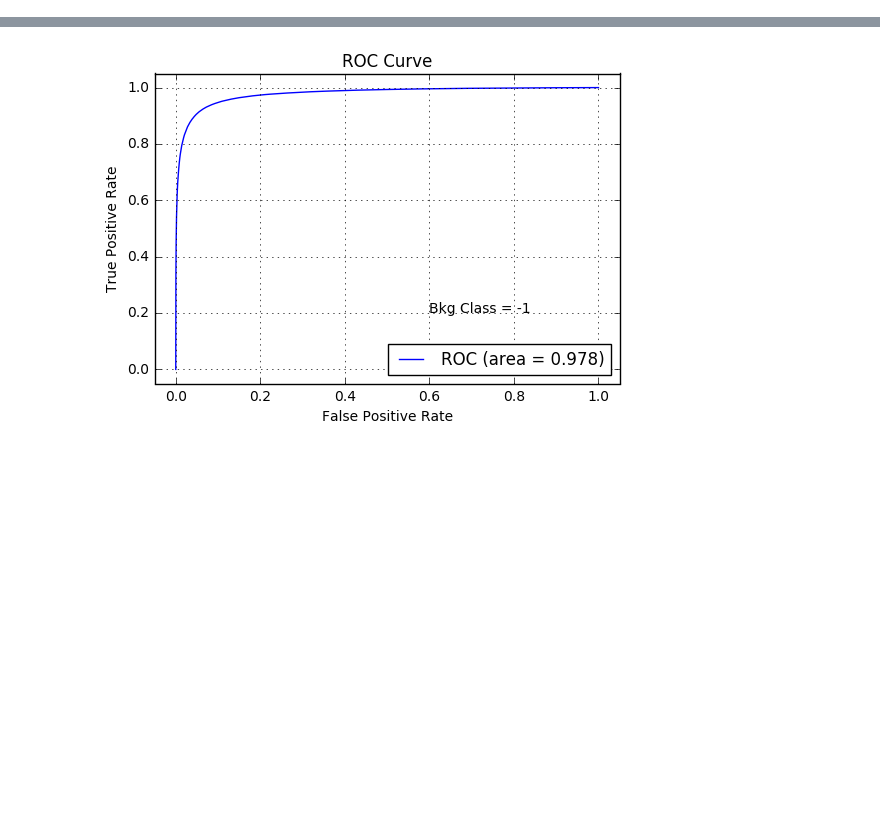
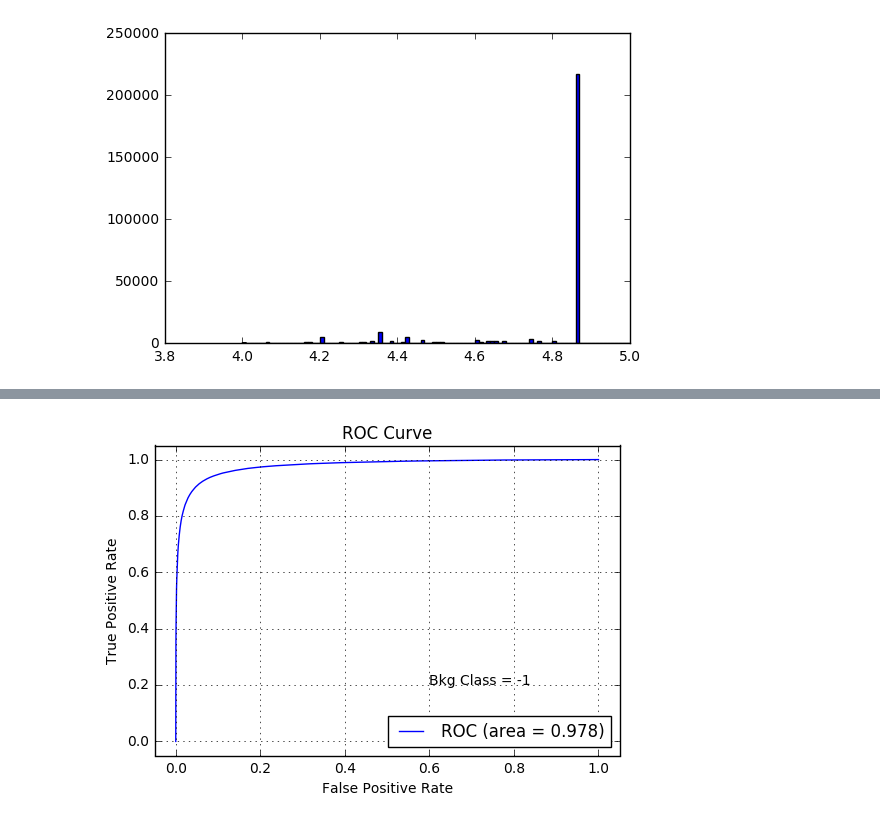
Before and after one commit to chernyavskaya/HHbbgg_ETH, a Jupyter notebook: Training/notebooks/studies/classification.ipynb, the cells around one changed output, grey strips where cells are left out. Saved outputs shown, nothing was run; the diff lists cells and outputs as text; code cells hidden in the pictures; blank space fills up the shorter version.

```diff
--- a/Training/notebooks/studies/classification.ipynb
+++ b/Training/notebooks/studies/classification.ipynb
@@ -120,0 +133,18 @@ Training is done. It took 292.210858107 seconds.
+# %%
+Y_pred_test_sig = clf.predict_proba(X_total_test[y_total_test > 0])[:,clf.n_classes_-1]
+Y_pred_test_bkg = clf.predict_proba(X_total_test[y_total_test < 0])[:,clf.n_classes_-1]
+# %%
+plt.hist(Y_pred_test_sig,bins=100,range=[4,5.])
+plt.show()
+#plt.hist(Y_pred_bkg,bins=50)
+#plt.show()
+#plt.hist(X_total_train[y_total_train > 0][Y_pred_sig>4.862871][:,1],bins=100)
+#plt.show()
+#plt.hist(X_total_train[y_total_train < 0][Y_pred_bkg>4.862871][:,1],bins=100)
+#plt.show()
+#plt.hist(X_total_train[y_total_train > 0][Y_pred_sig>4.862871][:,0],bins=100)
+#plt.show()
+#plt.hist(X_total_train[y_total_train < 0][Y_pred_bkg>4.862871][:,0],bins=100)
+#plt.show()
+# %% [output]
+[figure, added]
```
Also changed, not shown: parts of 9 cells of this notebook, 2 other files.
